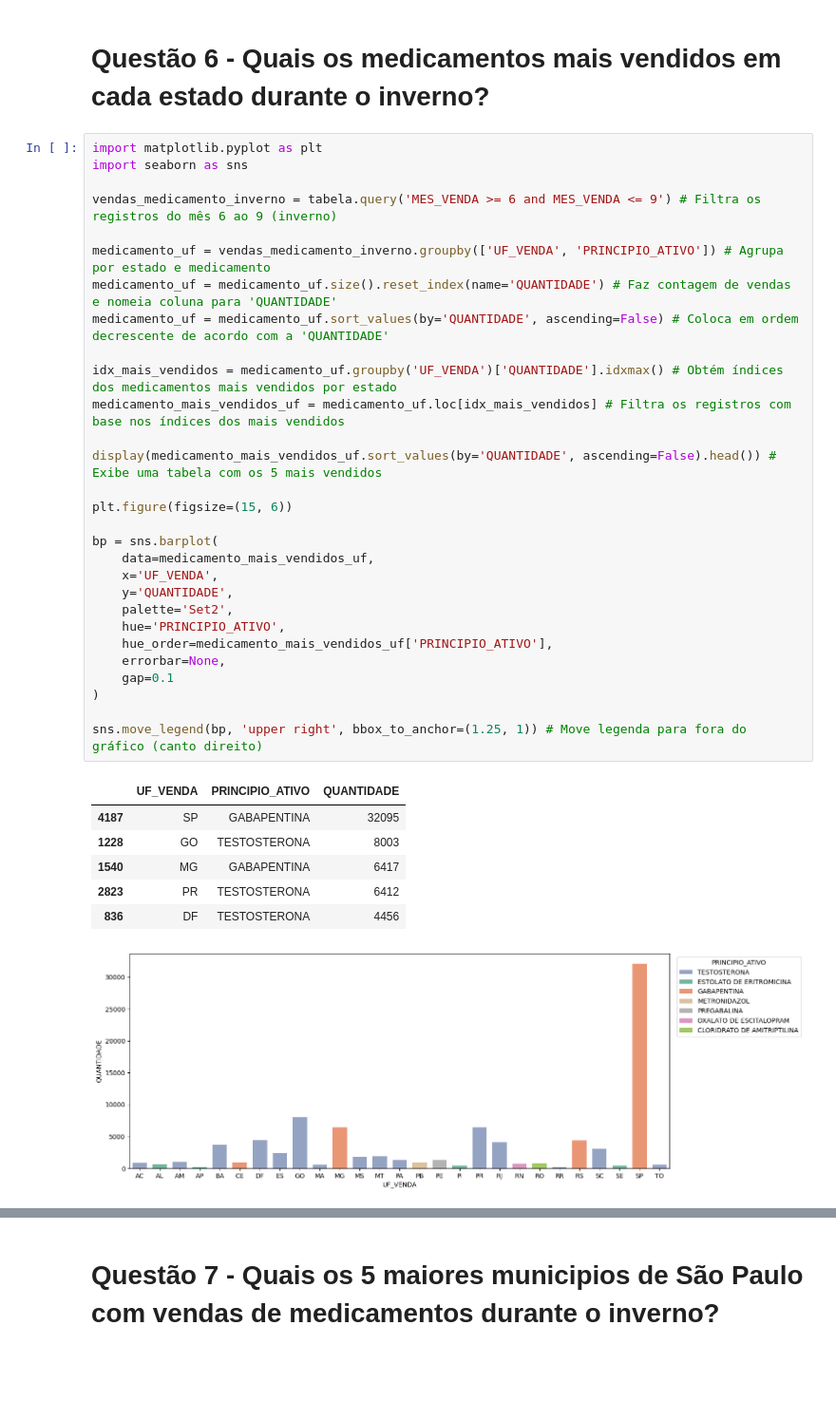
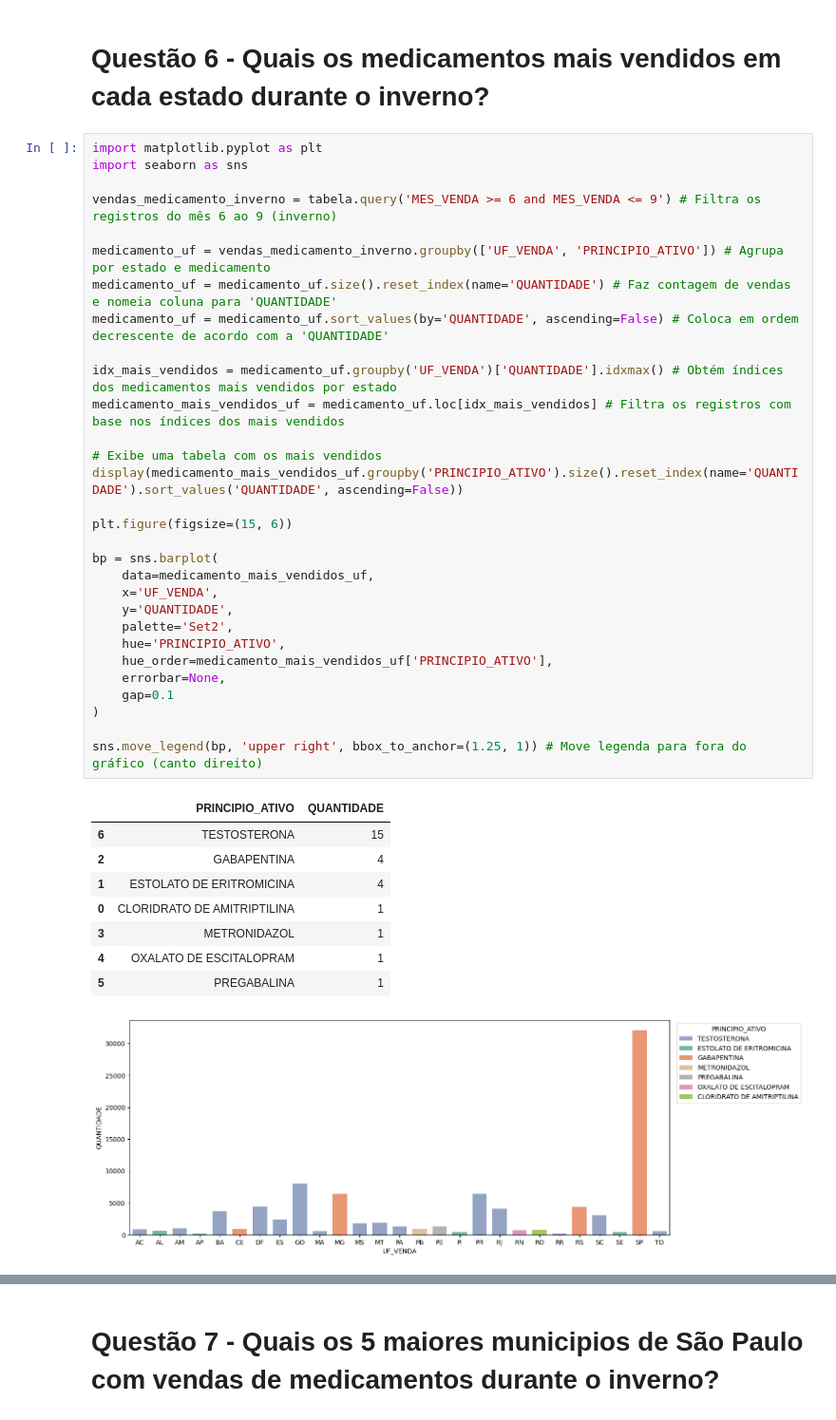
Before and after one commit to AndersonRichard/WorkBigData, a Jupyter notebook: Analise_DataSet.ipynb, the cells around one changed output, grey strips where cells are left out. Shown at 95% size. Saved outputs shown, nothing was run; the diff lists cells and outputs as text; blank space fills up the shorter version.

```diff
--- a/Analise_DataSet.ipynb
+++ b/Analise_DataSet.ipynb
@@ -173,37 +218,40 @@ sns.move_legend(bp, 'upper right', bbox_to_anchor=(1.1, 1)) # Move legenda para
 # %%
 import matplotlib.pyplot as plt
 import seaborn as sns
 
 vendas_medicamento_inverno = tabela.query('MES_VENDA >= 6 and MES_VENDA <= 9') # Filtra os registros do mês 6 ao 9 (inverno)
 
 medicamento_uf = vendas_medicamento_inverno.groupby(['UF_VENDA', 'PRINCIPIO_ATIVO']) # Agrupa por estado e medicamento
 medicamento_uf = medicamento_uf.size().reset_index(name='QUANTIDADE') # Faz contagem de vendas e nomeia coluna para 'QUANTIDADE'
 medicamento_uf = medicamento_uf.sort_values(by='QUANTIDADE', ascending=False) # Coloca em ordem decrescente de acordo com a 'QUANTIDADE'
 
 idx_mais_vendidos = medicamento_uf.groupby('UF_VENDA')['QUANTIDADE'].idxmax() # Obtém índices dos medicamentos mais vendidos por estado
 medicamento_mais_vendidos_uf = medicamento_uf.loc[idx_mais_vendidos] # Filtra os registros com base nos índices dos mais vendidos
 
-display(medicamento_mais_vendidos_uf.sort_values(by='QUANTIDADE', ascending=False).head()) # Exibe uma tabela com os 5 mais vendidos
+# Exibe uma tabela com os mais vendidos
+display(medicamento_mais_vendidos_uf.groupby('PRINCIPIO_ATIVO').size().reset_index(name='QUANTIDADE').sort_values('QUANTIDADE', ascending=False))
 
 plt.figure(figsize=(15, 6))
 
 bp = sns.barplot(
     data=medicamento_mais_vendidos_uf,
     x='UF_VENDA',
     y='QUANTIDADE',
     palette='Set2',
     hue='PRINCIPIO_ATIVO',
     hue_order=medicamento_mais_vendidos_uf['PRINCIPIO_ATIVO'],
     errorbar=None,
     gap=0.1
 )
 
 sns.move_legend(bp, 'upper right', bbox_to_anchor=(1.25, 1)) # Move legenda para fora do gráfico (canto direito)
 # %% [output]
-|  | UF_VENDA | PRINCIPIO_ATIVO | QUANTIDADE |
-| 4187 | SP | GABAPENTINA | 32095 |
-| 1228 | GO | TESTOSTERONA | 8003 |
-| 1540 | MG | GABAPENTINA | 6417 |
-| 2823 | PR | TESTOSTERONA | 6412 |
-| 836 | DF | TESTOSTERONA | 4456 |
+|  | PRINCIPIO_ATIVO | QUANTIDADE |
+| 6 | TESTOSTERONA | 15 |
+| 2 | GABAPENTINA | 4 |
+| 1 | ESTOLATO DE ERITROMICINA | 4 |
+| 0 | CLORIDRATO DE AMITRIPTILINA | 1 |
+| 3 | METRONIDAZOL | 1 |
+| 4 | OXALATO DE ESCITALOPRAM | 1 |
+| 5 | PREGABALINA | 1 |
 [figure]
```
Also changed, not shown: parts of 11 cells of this notebook.
